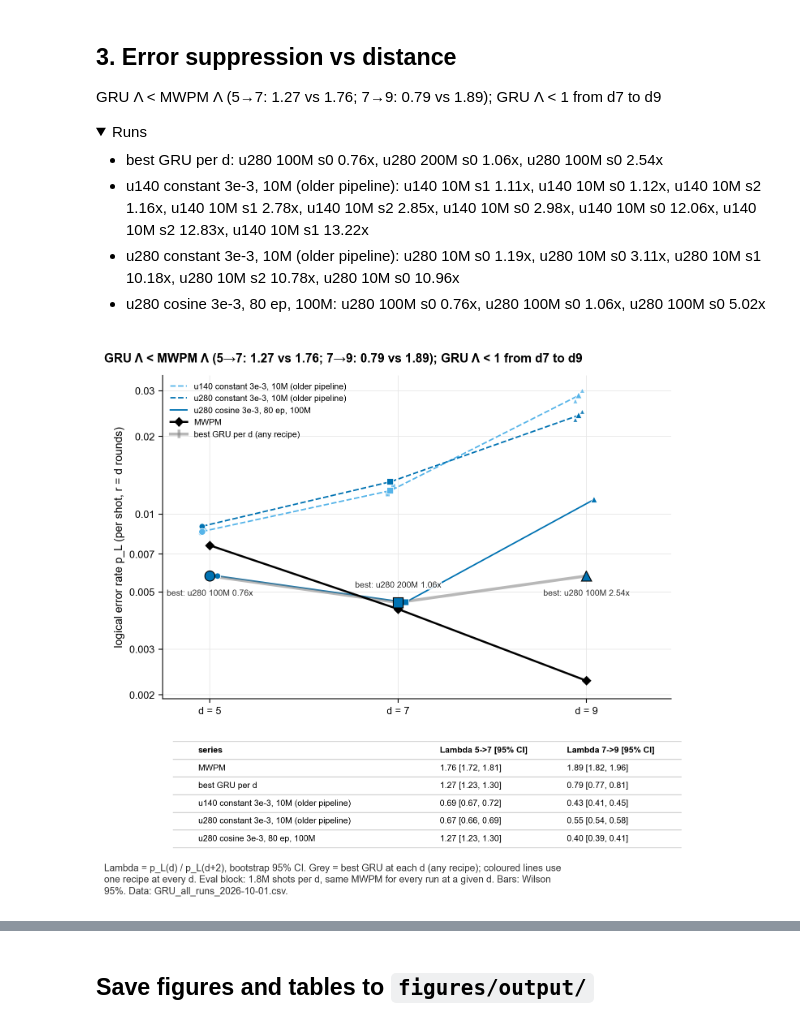
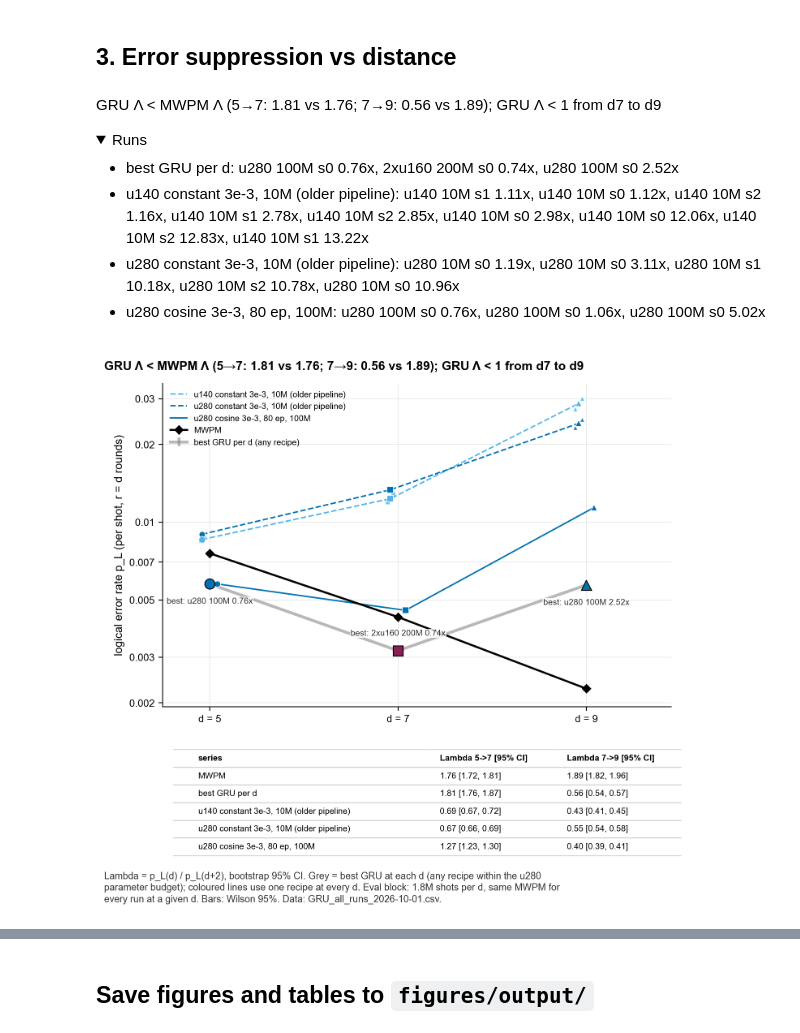
Before and after one commit to karriechey/FNAL-AI4QC-GRU, a Jupyter notebook: notebooks/scaling_laws.ipynb, the cells around one changed output, grey strips where cells are left out. Saved outputs shown, nothing was run; the diff lists cells and outputs as text; code cells hidden in the pictures; folded sections open.

```diff
--- a/notebooks/scaling_laws.ipynb
+++ b/notebooks/scaling_laws.ipynb
@@ -77,22 +80,22 @@ plt.close(r.fig)
 # %% [markdown]
 ## 3. Error suppression vs distance
-
-GRU Λ < MWPM Λ (5→7: 1.27 vs 1.76; 7→9: 0.79 vs 1.89); GRU Λ < 1 from d7 to d9
-
-<details><summary>Runs</summary>
-
-- best GRU per d: u280 100M s0 0.76x, u280 200M s0 1.06x, u280 100M s0 2.54x
-- u140 constant 3e-3, 10M (older pipeline): u140 10M s1 1.11x, u140 10M s0 1.12x, u140 10M s2 1.16x, u140 10M s1 2.78x, u140 10M s2 2.85x, u140 10M s0 2.98x, u140 10M s0 12.06x, u140 10M s2 12.83x, u140 10M s1 13.22x
-- u280 constant 3e-3, 10M (older pipeline): u280 10M s0 1.19x, u280 10M s0 3.11x, u280 10M s1 10.18x, u280 10M s2 10.78x, u280 10M s0 10.96x
-- u280 cosine 3e-3, 80 ep, 100M: u280 100M s0 0.76x, u280 100M s0 1.06x, u280 100M s0 5.02x
-
-</details>
 # %%
 r = sf.fig3_distance(data)
+display(Markdown(sf.summary_md(r)))
 display(r.fig)
 plt.close(r.fig)
 # %% [output]
+GRU Λ < MWPM Λ (5→7: 1.81 vs 1.76; 7→9: 0.56 vs 1.89); GRU Λ < 1 from d7 to d9
+
+<details><summary>Runs</summary>
+
+- best GRU per d: u280 100M s0 0.76x, 2xu160 200M s0 0.74x, u280 100M s0 2.52x
+- u140 constant 3e-3, 10M (older pipeline): u140 10M s1 1.11x, u140 10M s0 1.12x, u140 10M s2 1.16x, u140 10M s1 2.78x, u140 10M s2 2.85x, u140 10M s0 2.98x, u140 10M s0 12.06x, u140 10M s2 12.83x, u140 10M s1 13.22x
+- u280 constant 3e-3, 10M (older pipeline): u280 10M s0 1.19x, u280 10M s0 3.11x, u280 10M s1 10.18x, u280 10M s2 10.78x, u280 10M s0 10.96x
+- u280 cosine 3e-3, 80 ep, 100M: u280 100M s0 0.76x, u280 100M s0 1.06x, u280 100M s0 5.02x
+
+</details>
-[figure, old version]
+[figure, new version]
 # %%
 display(r.table.drop(columns=['runs']))
 # %% [output]
```
Also changed, not shown: parts of 12 cells of this notebook, 24 other files.
